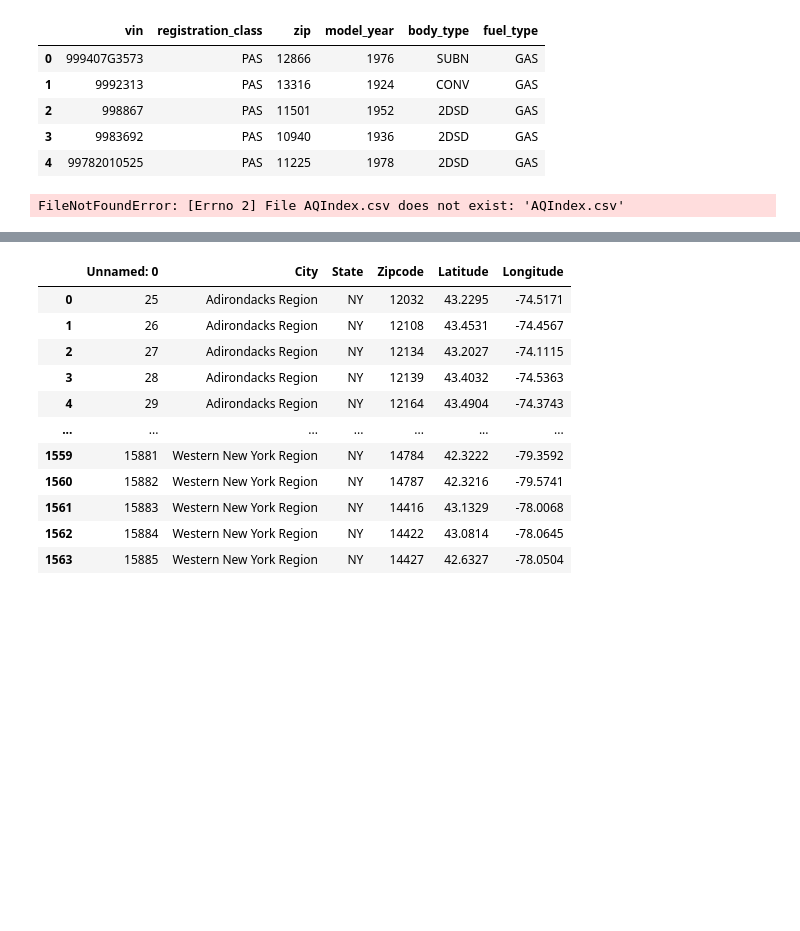
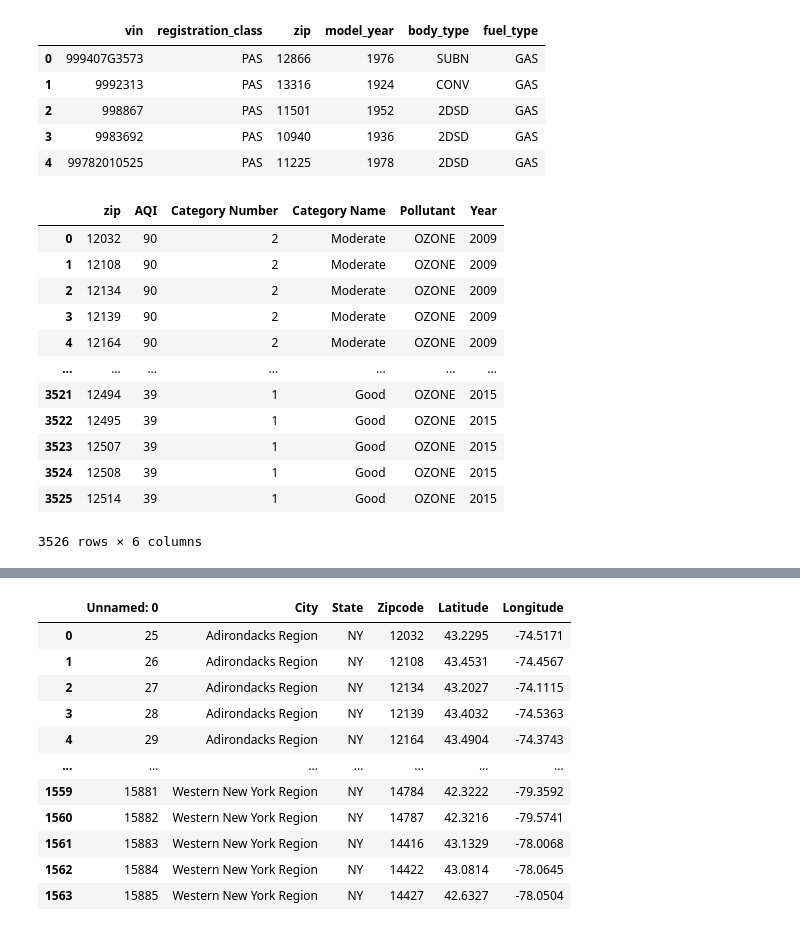
Before and after one commit to paloni-dotcom/Se7en, a Jupyter notebook: density_aqi.ipynb, the cells around one changed output, grey strips where cells are left out. Saved outputs shown, nothing was run; the diff lists cells and outputs as text; code cells hidden in the pictures; blank space fills up the shorter version.

```diff
--- a/density_aqi.ipynb
+++ b/density_aqi.ipynb
@@ -20,8 +20,20 @@ vehicle_data.head()
 # %%
 #import aqi from 2009 and 2020
 
-aqi_df = pd.read_csv("AQIndex.csv")
+aqi_df = pd.read_csv("AQIndex.csv", index_col=0)
 
 aqi_df
 # %% [output]
+|  | zip | AQI | Category Number | Category Name | Pollutant | Year |
+| 0 | 12032 | 90 | 2 | Moderate | OZONE | 2009 |
+| 1 | 12108 | 90 | 2 | Moderate | OZONE | 2009 |
+| 2 | 12134 | 90 | 2 | Moderate | OZONE | 2009 |
+| 3 | 12139 | 90 | 2 | Moderate | OZONE | 2009 |
+| 4 | 12164 | 90 | 2 | Moderate | OZONE | 2009 |
+| ... | ... | ... | ... | ... | ... | ... |
+| 3521 | 12494 | 39 | 1 | Good | OZONE | 2015 |
+| 3522 | 12495 | 39 | 1 | Good | OZONE | 2015 |
+| 3523 | 12507 | 39 | 1 | Good | OZONE | 2015 |
+| 3524 | 12508 | 39 | 1 | Good | OZONE | 2015 |
+| 3525 | 12514 | 39 | 1 | Good | OZONE | 2015 |
-FileNotFoundError: [Errno 2] File AQIndex.csv does not exist: 'AQIndex.csv'
+3526 rows × 6 columns
```
Also changed, not shown: parts of 6 cells of this notebook.
